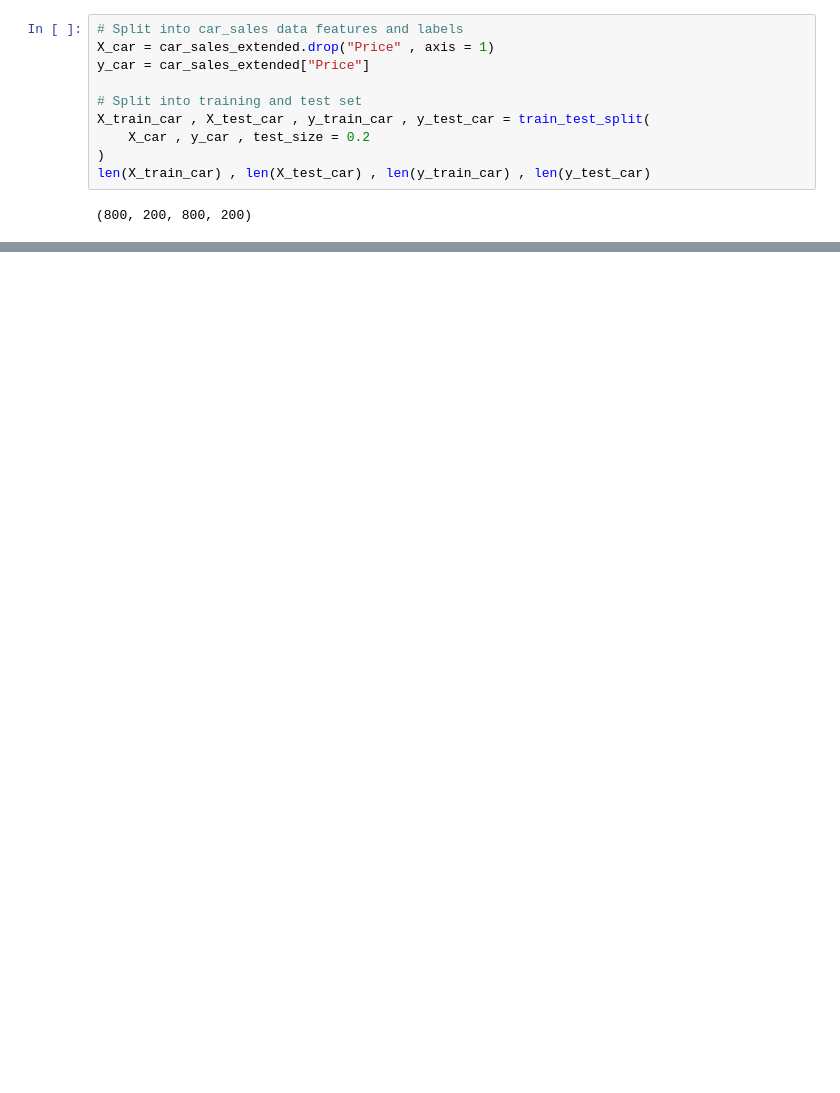
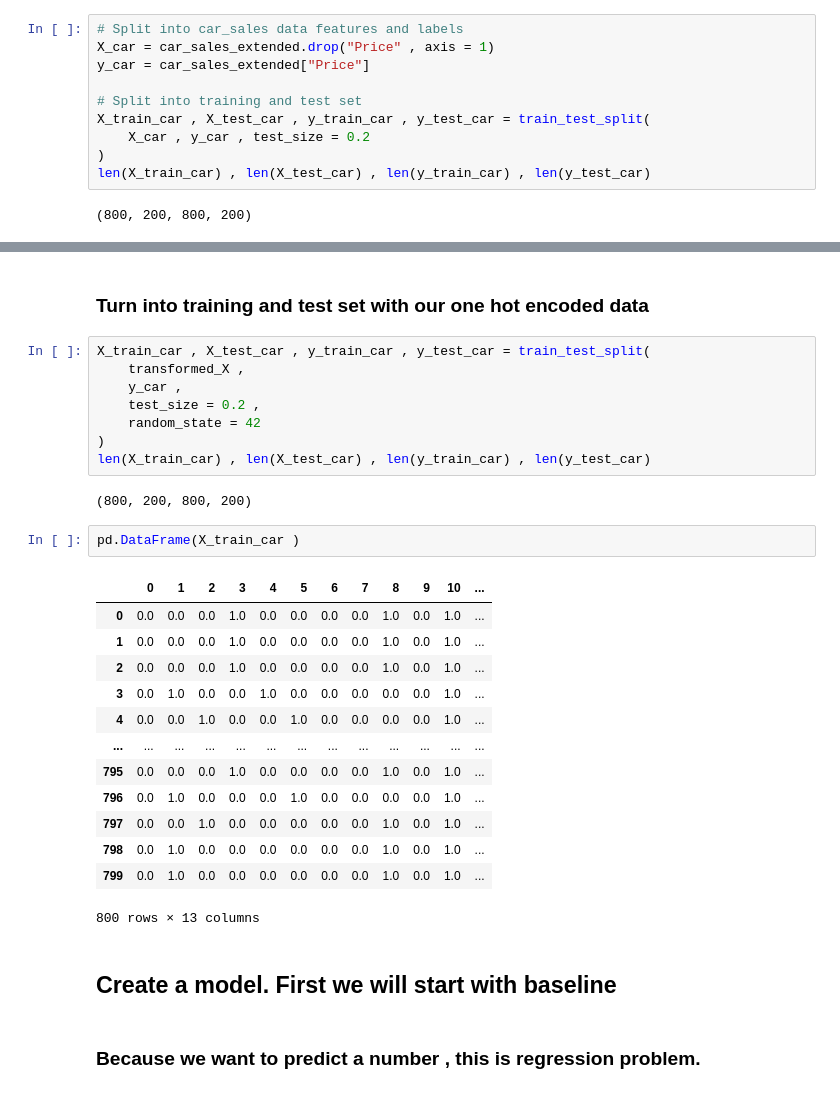
Before and after one commit to MelihKlc/Deep-Learning, a Jupyter notebook: Project_1_Heart_Disease.ipynb, the cells around one changed output, grey strips where cells are left out. Saved outputs shown, nothing was run; the diff lists cells and outputs as text; blank space fills up the shorter version.

```diff
--- a/Project_1_Heart_Disease.ipynb
+++ b/Project_1_Heart_Disease.ipynb
@@ -379,0 +459,32 @@ len(X_train_car) , len(X_test_car) , len(y_train_car) , len(y_test_car)
+# %% [markdown]
+### Turn into training and test set with our one hot encoded data
+# %%
+X_train_car , X_test_car , y_train_car , y_test_car = train_test_split(
+    transformed_X ,
+    y_car ,
+    test_size = 0.2 ,
+    random_state = 42
+)
+len(X_train_car) , len(X_test_car) , len(y_train_car) , len(y_test_car)
+# %% [output]
+(800, 200, 800, 200)
+# %%
+pd.DataFrame(X_train_car )
+# %% [output]
+|  | 0 | 1 | 2 | 3 | 4 | 5 | 6 | 7 | 8 | 9 | 10 | ... |
+| 0 | 0.0 | 0.0 | 0.0 | 1.0 | 0.0 | 0.0 | 0.0 | 0.0 | 1.0 | 0.0 | 1.0 | ... |
+| 1 | 0.0 | 0.0 | 0.0 | 1.0 | 0.0 | 0.0 | 0.0 | 0.0 | 1.0 | 0.0 | 1.0 | ... |
+| 2 | 0.0 | 0.0 | 0.0 | 1.0 | 0.0 | 0.0 | 0.0 | 0.0 | 1.0 | 0.0 | 1.0 | ... |
+| 3 | 0.0 | 1.0 | 0.0 | 0.0 | 1.0 | 0.0 | 0.0 | 0.0 | 0.0 | 0.0 | 1.0 | ... |
+| 4 | 0.0 | 0.0 | 1.0 | 0.0 | 0.0 | 1.0 | 0.0 | 0.0 | 0.0 | 0.0 | 1.0 | ... |
+| ... | ... | ... | ... | ... | ... | ... | ... | ... | ... | ... | ... | ... |
+| 795 | 0.0 | 0.0 | 0.0 | 1.0 | 0.0 | 0.0 | 0.0 | 0.0 | 1.0 | 0.0 | 1.0 | ... |
+| 796 | 0.0 | 1.0 | 0.0 | 0.0 | 0.0 | 1.0 | 0.0 | 0.0 | 0.0 | 0.0 | 1.0 | ... |
+| 797 | 0.0 | 0.0 | 1.0 | 0.0 | 0.0 | 0.0 | 0.0 | 0.0 | 1.0 | 0.0 | 1.0 | ... |
+| 798 | 0.0 | 1.0 | 0.0 | 0.0 | 0.0 | 0.0 | 0.0 | 0.0 | 1.0 | 0.0 | 1.0 | ... |
+| 799 | 0.0 | 1.0 | 0.0 | 0.0 | 0.0 | 0.0 | 0.0 | 0.0 | 1.0 | 0.0 | 1.0 | ... |
+800 rows × 13 columns
+# %% [markdown]
+## Create a model. First we will start with baseline
+# %% [markdown]
+### Because we want to predict a number , this is regression problem.
```
Also changed, not shown: parts of 31 cells of this notebook.
